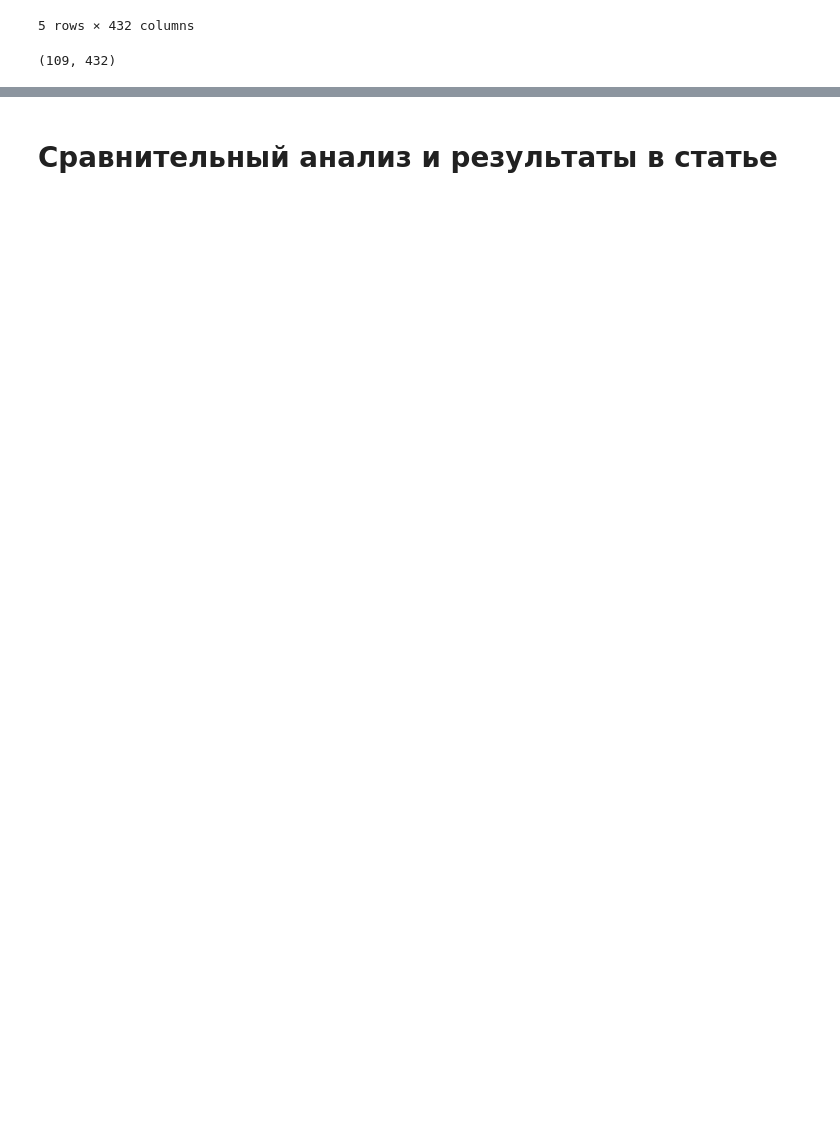
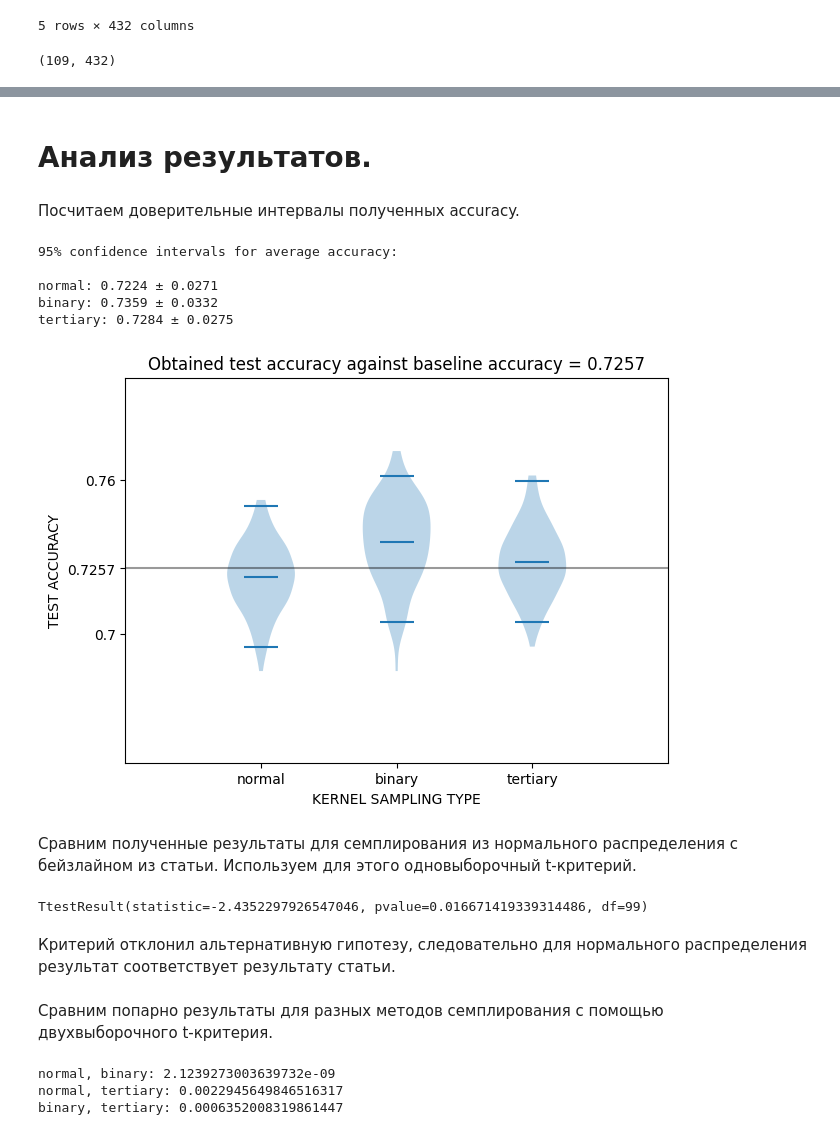
Before and after one commit to mikhail-baklashkin/ROCKET, a Jupyter notebook: jupyter.ipynb, the cells around one changed output, grey strips where cells are left out. Drawn from its saved outputs; the diff is of its cells as text; code cells hidden in the pictures; blank space fills up the shorter version.

```diff
--- a/jupyter.ipynb
+++ b/jupyter.ipynb
@@ -59,11 +71,9 @@ train.shape
 train_inputs = torch.tensor(train.iloc[:, :-1].values, dtype=torch.float)
 train_inputs = train_inputs.reshape((train_inputs.shape[0], 1, train_inputs.shape[1]))
 train_labels = train.iloc[:, -1:].values.ravel()
-train_labels = train_labels * 2 - 3
 # %%
 test = arff.loadarff("Ham/Ham_TEST.arff")
 test = pd.DataFrame(test[0])
 test_inputs = torch.tensor(test.iloc[:, :-1].values, dtype=torch.float)
 test_inputs = test_inputs.reshape((test_inputs.shape[0], 1, test_inputs.shape[1]))
 test_labels = test.iloc[:, -1:].astype(int).values.ravel()
-test_labels = test_labels * 2 - 3
@@ -152,5 +164,62 @@ for i in tqdm(range(num_iterations), desc=desc):
         sio.dump(classifier, file=f"models/{kernel_sampling_type}_sampling/classifier.skops")
 
 accuracy_histories[kernel_sampling_type] = accuracy_history
-# %% [markdown]
-# Сравнительный анализ и результаты в статье
+# %% [markdown]
+# Анализ результатов.
+# %% [markdown]
+Посчитаем доверительные интервалы полученных accuracy.
+# %%
+means = []
+stds = []
+print("95% confidence intervals for average accuracy:\n")
+for i, (kernel_sampling_type, accuracy_history) in enumerate(accuracy_histories.items()):
+    means.append(accuracy_history.mean())
+    stds.append(accuracy_history.std())
+    print("{}: {:.4f} \u00B1 {:.4f}".format(kernel_sampling_type, means[i], 2 * stds[i]))
+# %% [output]
+95% confidence intervals for average accuracy:
+
+normal: 0.7224 ± 0.0271
+binary: 0.7359 ± 0.0332
+tertiary: 0.7284 ± 0.0275
+# %%
+# Отрисуем доверительные интервалы
+plt.figure(figsize=(7, 5))
+plt.violinplot(
+    accuracy_histories.values(),
+    showmeans=True,
+    showextrema=False,
+    quantiles=[[0.025, 0.9775] for _ in range(3)]
+)
+plt.hlines(0.7257, 0, 4, colors=["black"], alpha=0.4)
+
+plt.xticks((1, 2, 3), labels=accuracy_histories.keys())
+plt.yticks([0.7, 0.7257, 0.76], labels=["0.7", "0.7257", "0.76"])
+plt.xlim(0, 4)
+plt.ylim(0.65, 0.8)
+
+plt.xlabel("KERNEL SAMPLING TYPE")
+plt.ylabel("TEST ACCURACY")
+plt.title("Obtained test accuracy against baseline accuracy = 0.7257")
+
+plt.show()
+# %% [output]
+[figure, added]
+# %% [markdown]
+Сравним полученные результаты для семплирования из нормального распределения с бейзлайном из статьи. Используем для этого одновыборочный t-критерий.
+# %%
+baseline_accuracy = 0.7257
+print(ttest_1samp(accuracy_histories["normal"], baseline_accuracy))
+# %% [output]
+TtestResult(statistic=-2.4352297926547046, pvalue=0.016671419339314486, df=99)
+# %% [markdown]
+Критерий отклонил альтернативную гипотезу, следовательно для нормального распределения результат соответствует результату статьи.
+# %% [markdown]
+Сравним попарно результаты для разных методов семплирования с помощью двухвыборочного t-критерия.
+# %%
+for kst1, kst2 in combinations(accuracy_histories, 2):
+    print(f"{kst1}, {kst2}: {ttest_ind(accuracy_histories[kst1], accuracy_histories[kst2]).pvalue}")
+# %% [output]
+normal, binary: 2.1239273003639732e-09
+normal, tertiary: 0.0022945649846516317
+binary, tertiary: 0.0006352008319861447
```
Also changed, not shown: parts of 12 cells of this notebook.
